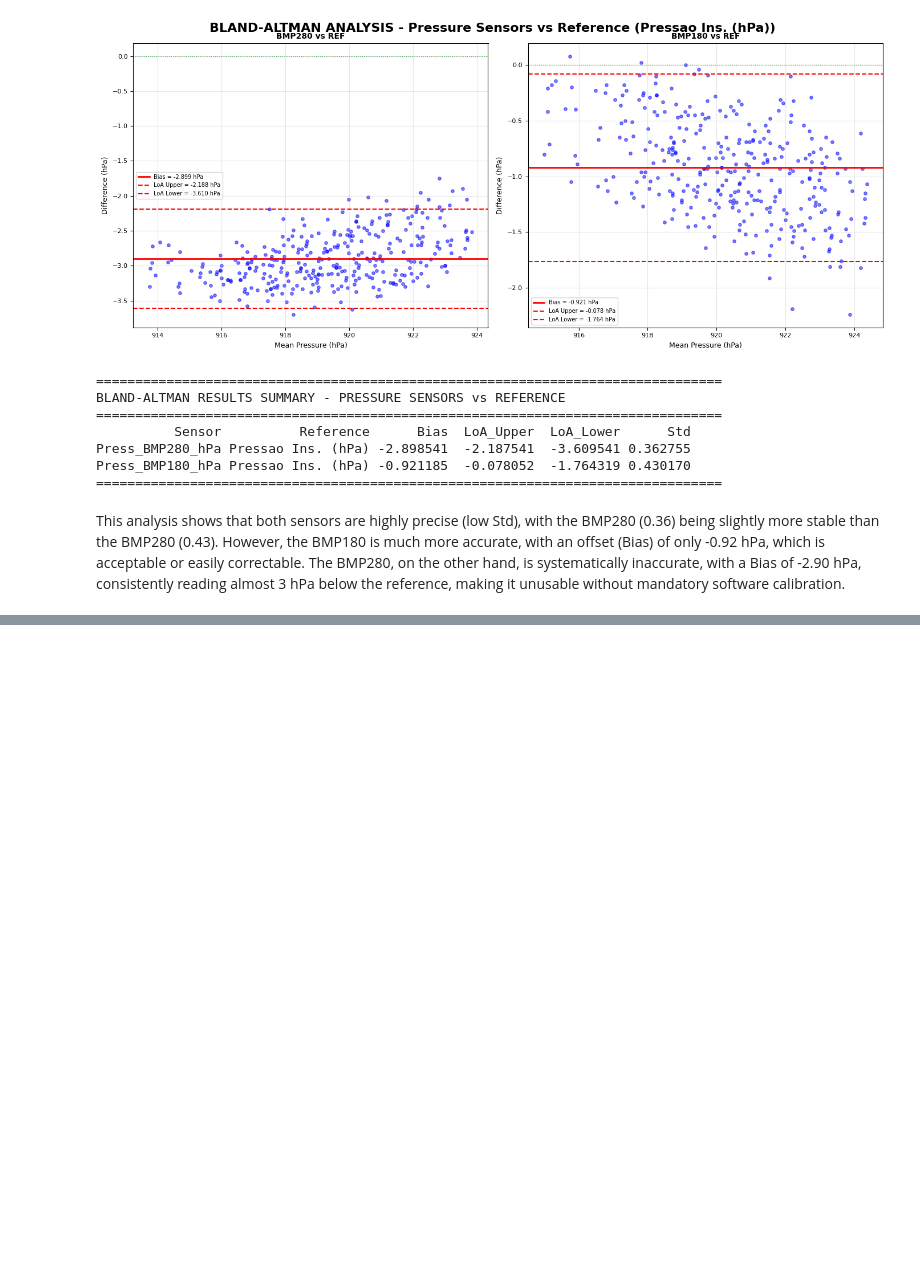
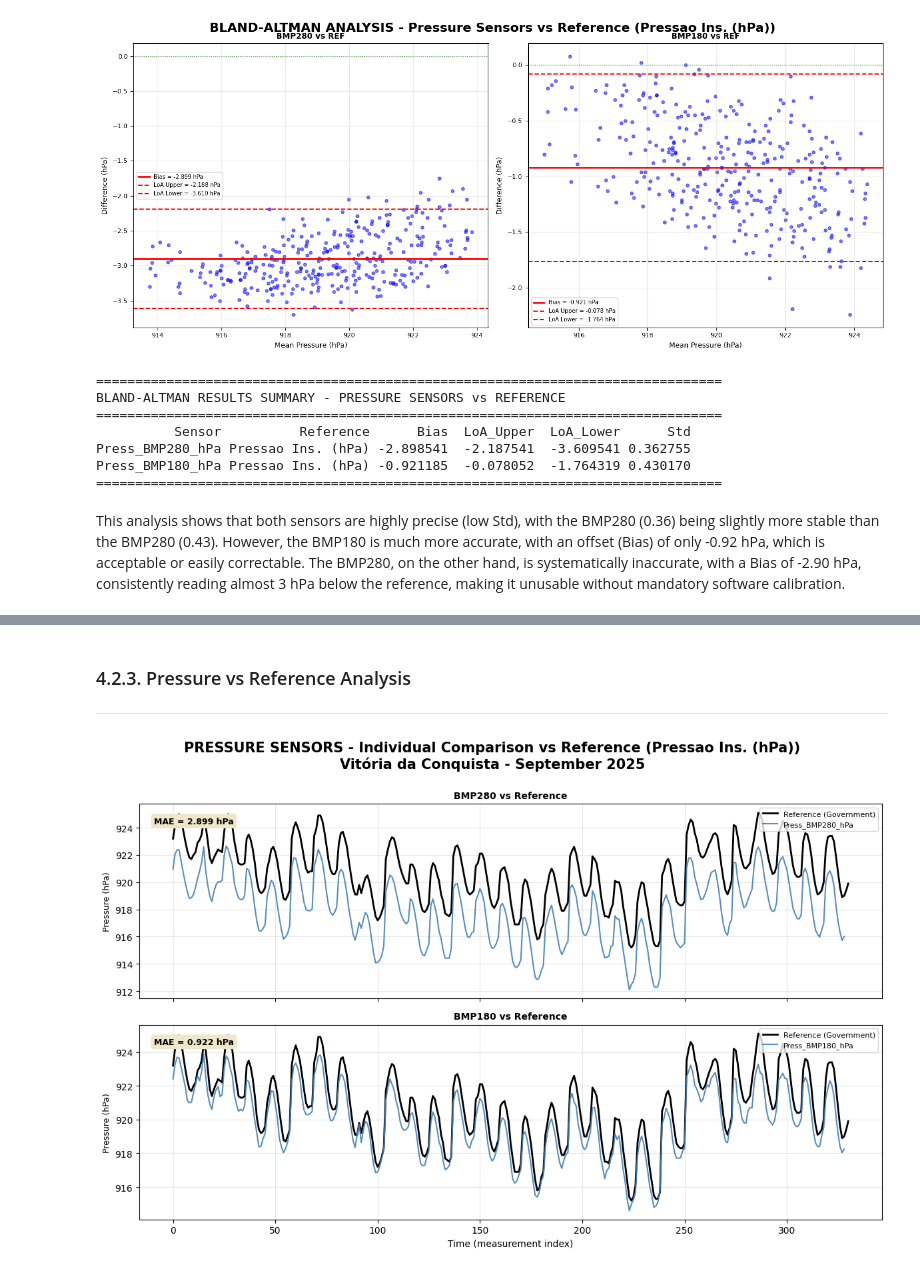
Before and after one commit to JonasSouza871/PolySense-Station-, a Jupyter notebook: Data_Analysis/Sensor_Comparison_and_Validation/Sensor_Comparison_and_Validation.ipynb, the cells around one changed output, grey strips where cells are left out. Saved outputs shown, nothing was run; the diff lists cells and outputs as text; code cells hidden in the pictures; blank space fills up the shorter version.

```diff
--- a/Data_Analysis/Sensor_Comparison_and_Validation/Sensor_Comparison_and_Validation.ipynb
+++ b/Data_Analysis/Sensor_Comparison_and_Validation/Sensor_Comparison_and_Validation.ipynb
@@ -773,0 +988,55 @@ This analysis shows that both sensors are highly precise (low Std), with the BMP
+# %% [markdown]
+### 4.2.3. Pressure vs Reference Analysis
+
+
+--------------------
+# %%
+import matplotlib.pyplot as plt
+import numpy as np
+import pandas as pd
+
+# Define reference and pressure sensors
+reference_press = 'Pressao Ins. (hPa)'  # Reference dataset column (Government data)
+pressure_sensors = [
+    'Press_BMP280_hPa',
+    'Press_BMP180_hPa'
+]  # Pressure sensors for comparison
+
+# Convert all columns to numeric to avoid non-numeric issues
+for col in pressure_sensors + [reference_press]:
+    df_validation[col] = pd.to_numeric(df_validation[col], errors='coerce')
+
+# Create figure and subplots (1 per sensor)
+fig, axes = plt.subplots(len(pressure_sensors), 1, figsize=(12, 8), sharex=True)
+fig.suptitle('PRESSURE SENSORS - Individual Comparison vs Reference (Pressao Ins. (hPa))\n'
+             'Vitória da Conquista - September 2025',
+             fontsize=15, fontweight='bold', y=0.97)
+
+mae_summary = []  # Store MAE values for summary table
+
+# Loop through each sensor and plot
+for idx, sensor in enumerate(pressure_sensors):
+    ax = axes[idx]
+
+    # Calculate Mean Absolute Error (MAE)
+    mae = np.mean(np.abs(df_validation[sensor] - df_validation[reference_press]))
+    mae_summary.append({'Sensor': sensor, 'MAE (hPa)': round(mae, 3)})
+    ax.plot(df_validation[reference_press], color='black', linewidth=2, label='Reference (Government)')
+    ax.plot(df_validation[sensor], color='steelblue', linewidth=1.5, alpha=0.9, label=sensor)
+    sensor_short = sensor.replace('Press_', '').replace('_hPa', '')
+    ax.set_title(f'{sensor_short} vs Reference', fontsize=10, fontweight='bold')
+    ax.set_ylabel('Pressure (hPa)', fontsize=9)
+    ax.grid(True, alpha=0.3)
+
+
+    ax.text(0.02, 0.90, f'MAE = {mae:.3f} hPa', transform=ax.transAxes, #mae box
+            fontsize=9, fontweight='bold',
+            bbox=dict(facecolor='#F0E6C9', edgecolor='none', boxstyle='round,pad=0.35'))
+
+    ax.legend(fontsize=8, loc='upper right')
+
+axes[-1].set_xlabel('Time (measurement index)', fontsize=10)
+plt.tight_layout(rect=[0, 0, 1, 0.97])
+plt.show()
+# %% [output]
+[figure, added]
```
Also changed, not shown: parts of 16 cells of this notebook.
